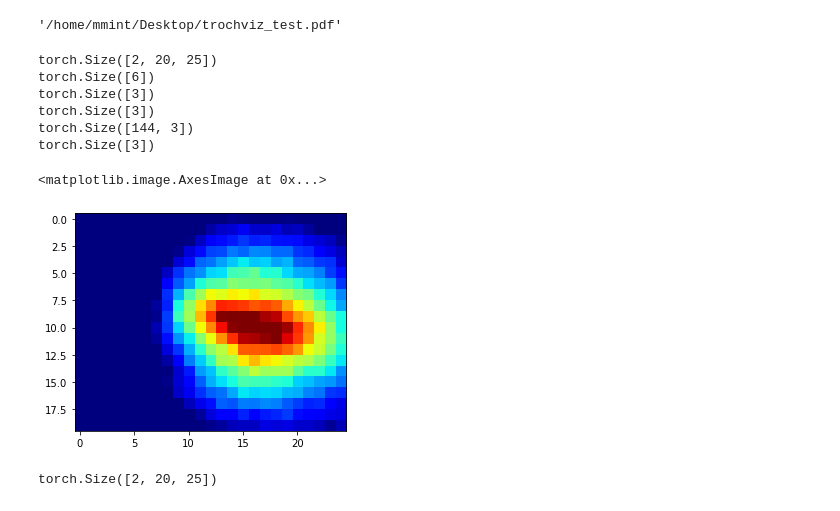
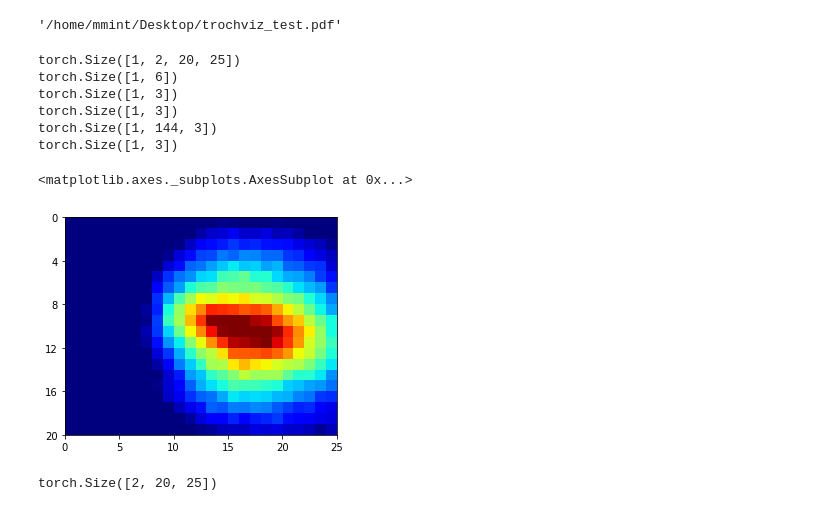
Before and after one commit to MMintLab/BubbleControl, a Jupyter notebook: notebooks/architecture_details.ipynb, the cells around one changed output. Cells and saved outputs as stored; diff of their text form; code cells hidden in the pictures.

```diff
--- a/notebooks/architecture_details.ipynb
+++ b/notebooks/architecture_details.ipynb
@@ -35,3 +41,21 @@ cmap = cm.get_cmap('jet')
 # %%
-plt.imshow(dataset[0]['init_imprint'][0], cmap='jet')
+def visualize_image(img, **kwargs):
+    fig, ax = plt.subplots(1,1)
+
+    # plt.imshow(img, cmap='jet')
+    ax.imshow(img, **kwargs, extent=[0,img.shape[1],img.shape[0],0])
+
+
+    num_x_labels = 6
+    num_y_labels = 6
+    x_label_list = np.arange(num_x_labels)*img.shape[1]/(num_x_labels-1)
+    y_label_list = np.arange(num_y_labels)*img.shape[0]/(num_y_labels-1)
+    x_label_list = x_label_list.astype(np.int32)
+    y_label_list = y_label_list.astype(np.int32)
+    ax.set_xticks(x_label_list)
+    ax.set_yticks(y_label_list)
+    return ax
+
+img = dataset[0]['init_imprint'][0]
+visualize_image(img, cmap='jet')
 # %% [output]
@@ -79,0 +106,18 @@ plt.imshow(colored_depth_img_r)
+# %%
+fc = 0
+dl_line = dataset.dl.iloc[fc]
+scene_name = dl_line['Scene']
+undef_fc = int(dl_line['UndeformedFC'])
+init_fc = int(dl_line['InitialStateFC'])
+final_fc = int(dl_line['FinalStateFC'])
+depth_img_r = dataset._load_depth_img(init_fc, scene_name, camera_name='right')#[...,0]
+depth_img_r_ref = dataset._load_depth_img(undef_fc, scene_name, camera_name='right')#[...,0]
+depth_img_r_porcessed = process_bubble_img(depth_img_r)[...,0]
+depth_img_r_ref_porcessed = process_bubble_img(depth_img_r_ref)[...,0]
+
+colored_depth_img_r, color_tr = view_bubble(depth_img_r_porcessed, depth_img_r_ref_porcessed)
+# plt.imshow(colored_depth_img_r)
+
+visualize_image(colored_depth_img_r, cmap='jet')
+# plt.imshow(depth_img_r)
+# plt.imshow(depth_img_r_ref)
@@ -110,7 +162,7 @@ plt.imshow(depth_img_r_porcessed)
 ----
 # %%
 def sample_to_batch(sample):
-    sample_tr =
+#     sample_tr =
     batched_sample = {}
     for key, value in sample.items():
         batched_sample[key] = value.unsqueeze(0)
@@ -156,19 +208,21 @@ dot.render('/home/mmint/Desktop/trochviz_test')
 for input_i in model_input:
     print(input_i.shape)
 # %% [output]
-torch.Size([2, 20, 25])
-torch.Size([6])
-torch.Size([3])
-torch.Size([3])
-torch.Size([144, 3])
-torch.Size([3])
+torch.Size([1, 2, 20, 25])
+torch.Size([1, 6])
+torch.Size([1, 3])
+torch.Size([1, 3])
+torch.Size([1, 144, 3])
+torch.Size([1, 3])
 # %%
 imprint_pred = out[0][0]
 # %%
-plt.imshow(color_tr(imprint_pred[0].cpu().detach().numpy()))
+img = color_tr(imprint_pred[0].cpu().detach().numpy())
+
+visualize_image(img)
 # %% [output]
-<matplotlib.image.AxesImage at 0x...>
+<matplotlib.axes._subplots.AxesSubplot at 0x...>
-[figure, old version]
+[figure, new version]
 # %%
 imprint_pred.shape
 # %% [output]
```
Also changed, not shown: parts of 10 cells of this notebook, 15 other files.
